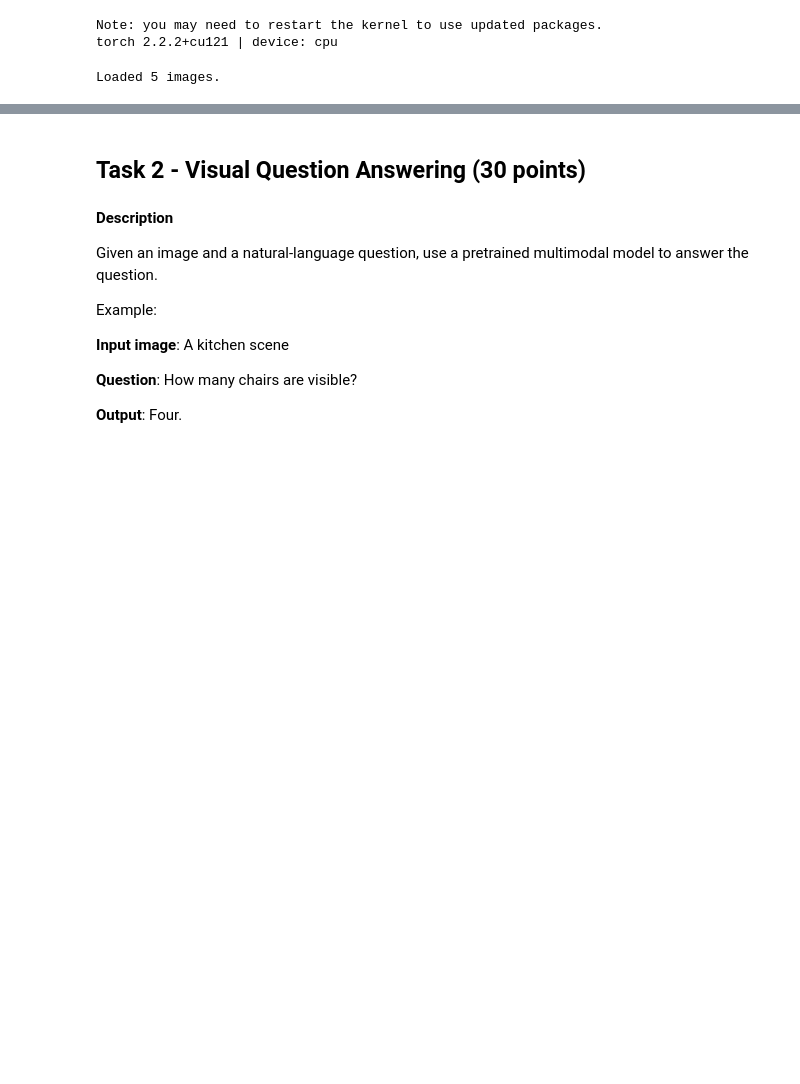
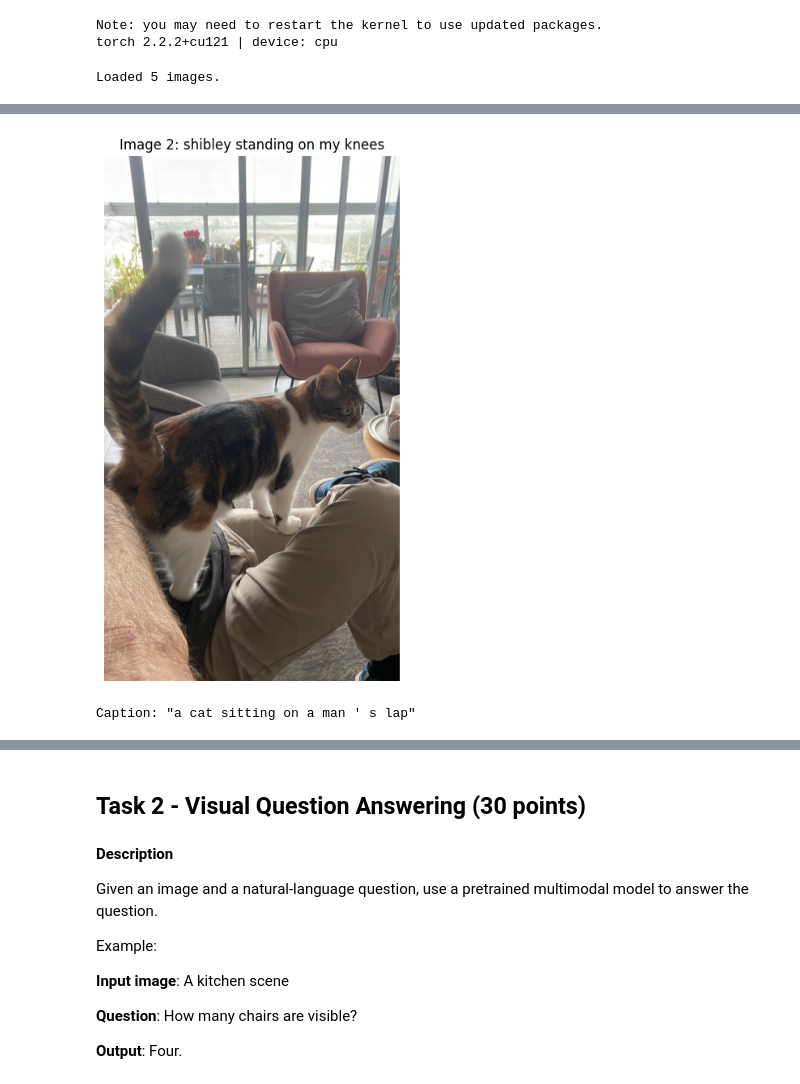
Before and after one commit to yaronwinter/Nebius, a Jupyter notebook: weeks/week8/llm/llm_multi_model_hw4.ipynb, the cells around one changed output, grey strips where cells are left out. Saved outputs shown, nothing was run; the diff lists cells and outputs as text; code cells hidden in the pictures; blank space fills up the shorter version.

```diff
--- a/weeks/week8/llm/llm_multi_model_hw4.ipynb
+++ b/weeks/week8/llm/llm_multi_model_hw4.ipynb
@@ -184,0 +172,5 @@ Image 5
+# %%
+caption_and_show(images_spec[1], index=2, rotate=270)
+# %% [output]
+[figure, added]
+Caption: "a cat sitting on a man ' s lap"
```
Also changed, not shown: parts of 7 cells of this notebook.
